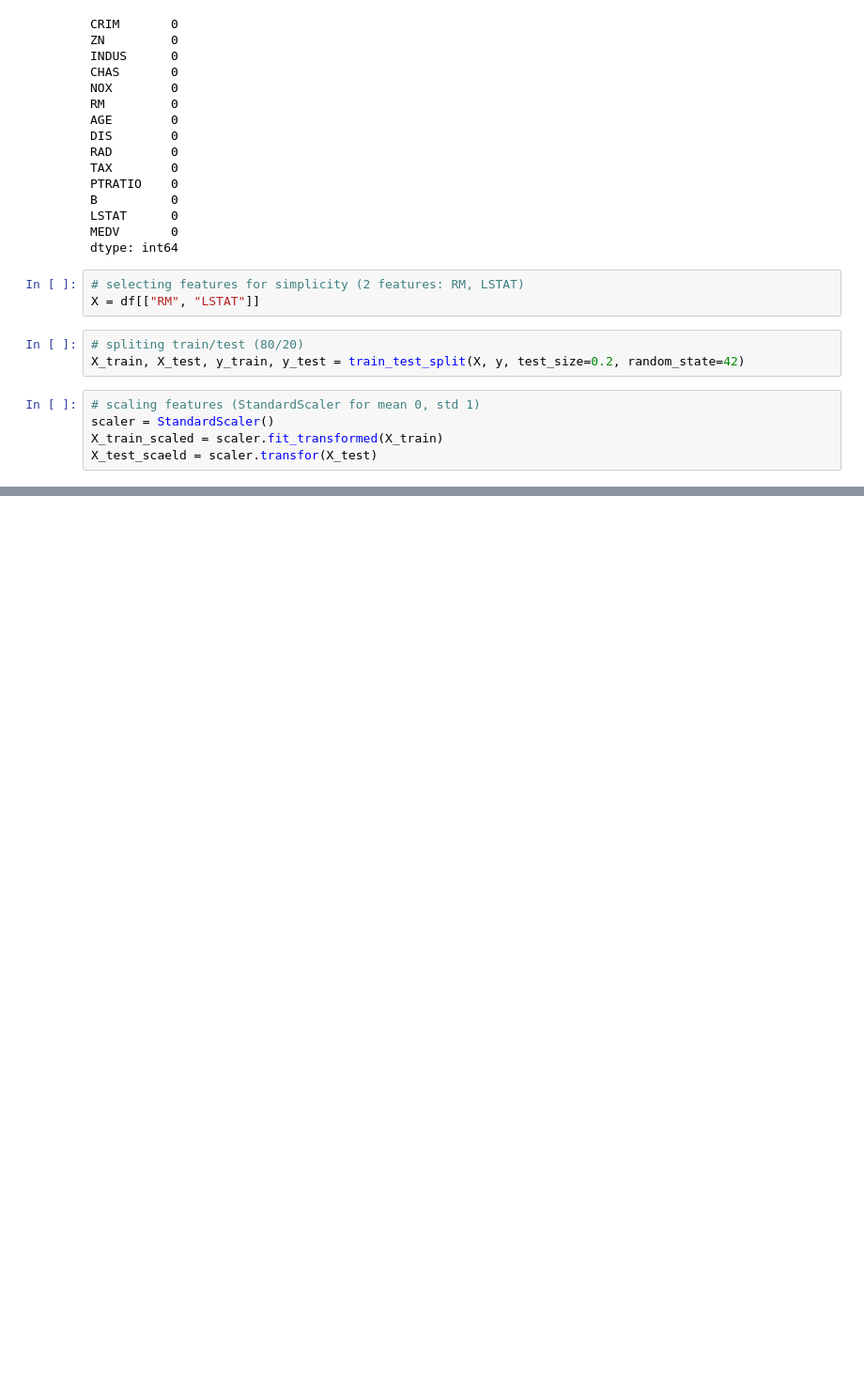
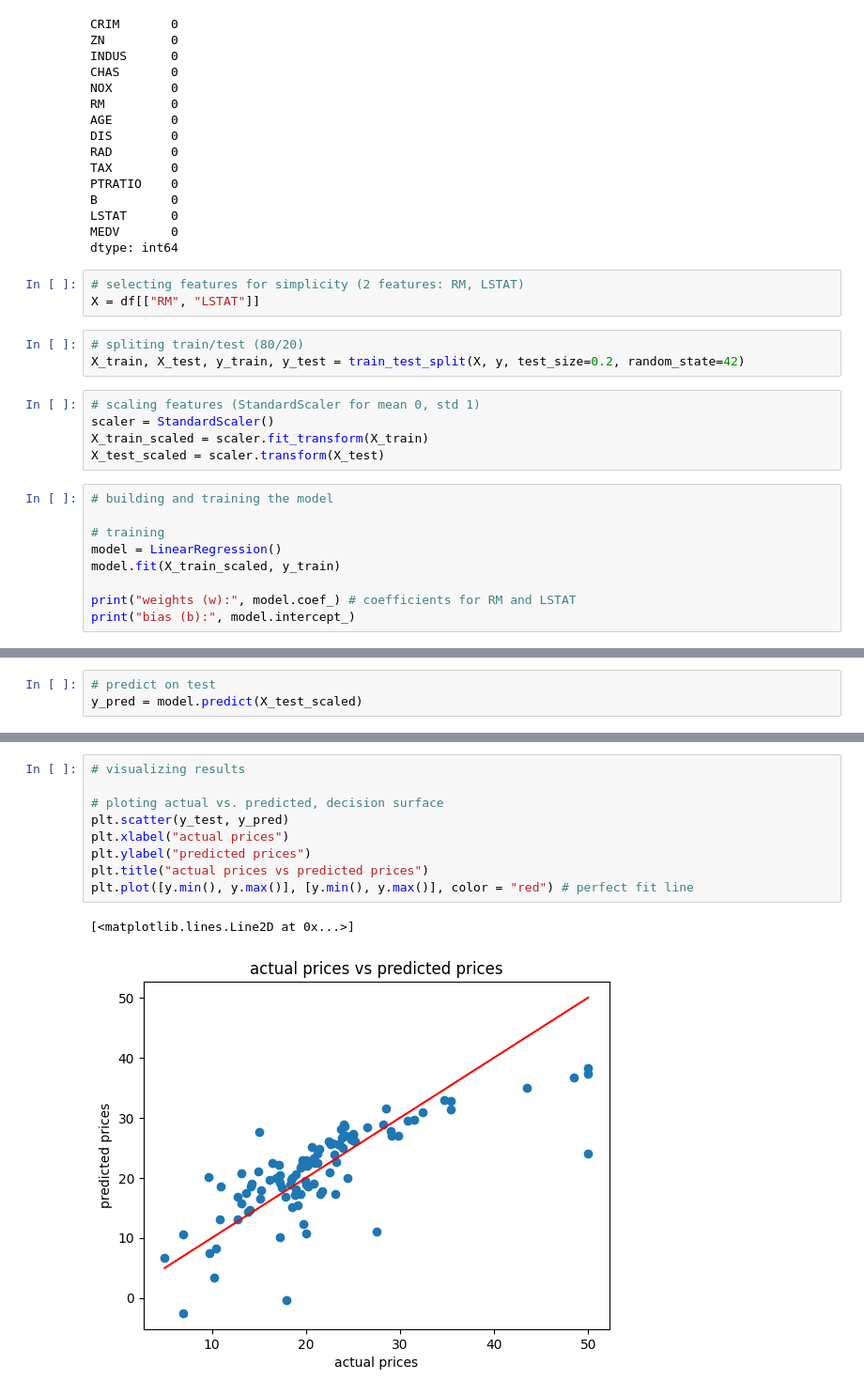
Before and after one commit to ElchinNasirov/house-price-predictor, a Jupyter notebook: house_price_predictor.ipynb, the cells around one changed output, grey strips where cells are left out. Shown at 94% size. Cells and saved outputs as stored; diff of their text form; blank space fills up the shorter version.

```diff
--- a/house_price_predictor.ipynb
+++ b/house_price_predictor.ipynb
@@ -92,5 +94,14 @@ X_train, X_test, y_train, y_test = train_test_split(X, y, test_size=0.2, random_
 # %%
 # scaling features (StandardScaler for mean 0, std 1)
 scaler = StandardScaler()
-X_train_scaled = scaler.fit_transformed(X_train)
-X_test_scaeld = scaler.transfor(X_test)
+X_train_scaled = scaler.fit_transform(X_train)
+X_test_scaled = scaler.transform(X_test)
+# %%
+# building and training the model
+
+# training
+model = LinearRegression()
+model.fit(X_train_scaled, y_train)
+
+print("weights (w):", model.coef_) # coefficients for RM and LSTAT
+print("bias (b):", model.intercept_)
@@ -96,0 +111,3 @@ X_test_scaeld = scaler.transfor(X_test)
+# %%
+# predict on test
+y_pred = model.predict(X_test_scaled)
@@ -96,0 +126,12 @@ X_test_scaeld = scaler.transfor(X_test)
+# %%
+# visualizing results
+
+# ploting actual vs. predicted, decision surface
+plt.scatter(y_test, y_pred)
+plt.xlabel("actual prices")
+plt.ylabel("predicted prices")
+plt.title("actual prices vs predicted prices")
+plt.plot([y.min(), y.max()], [y.min(), y.max()], color = "red") # perfect fit line
+# %% [output]
+[<matplotlib.lines.Line2D at 0x...>]
+[figure, added]
```
Also changed, not shown: parts of 4 cells of this notebook.
